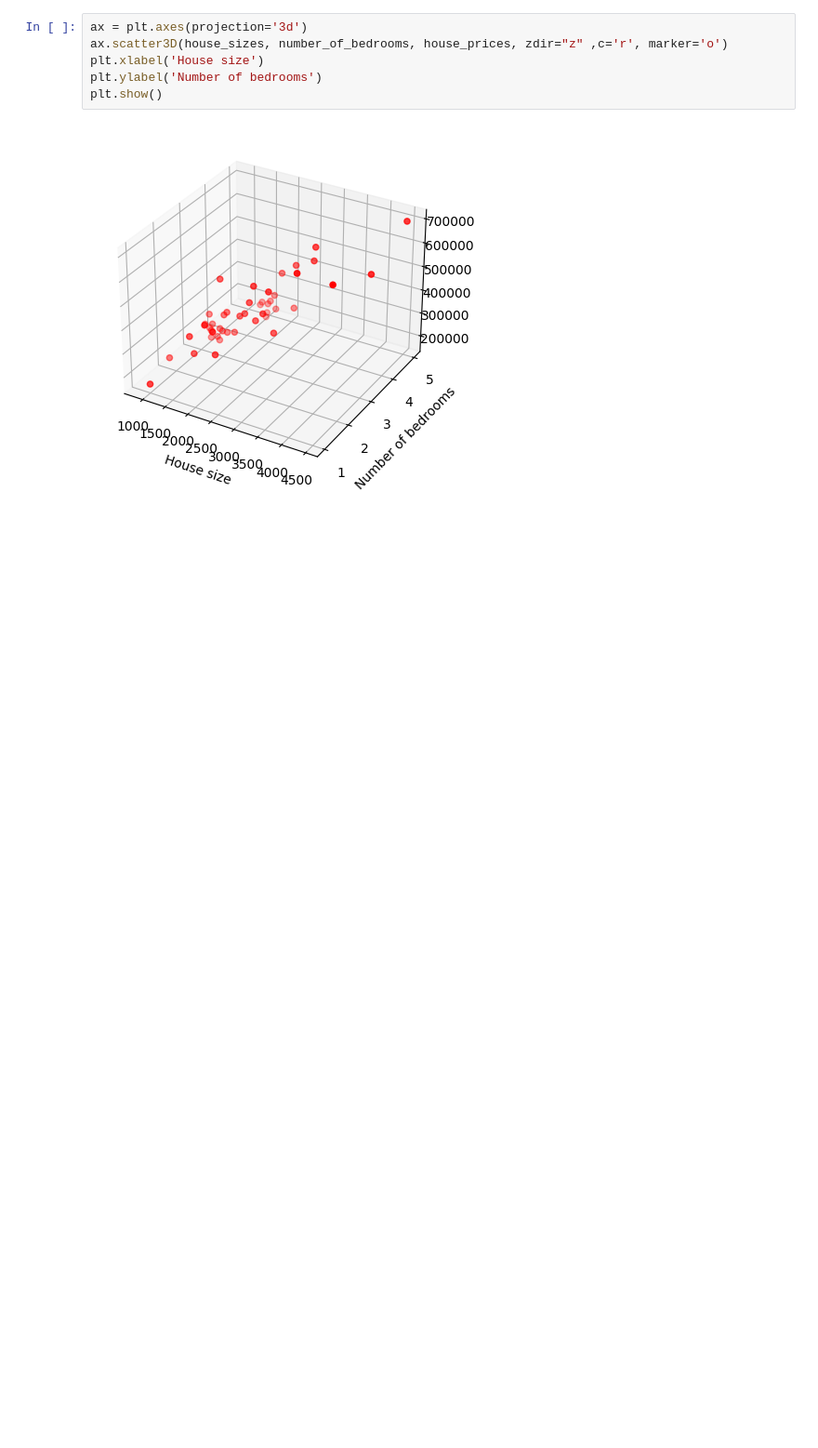
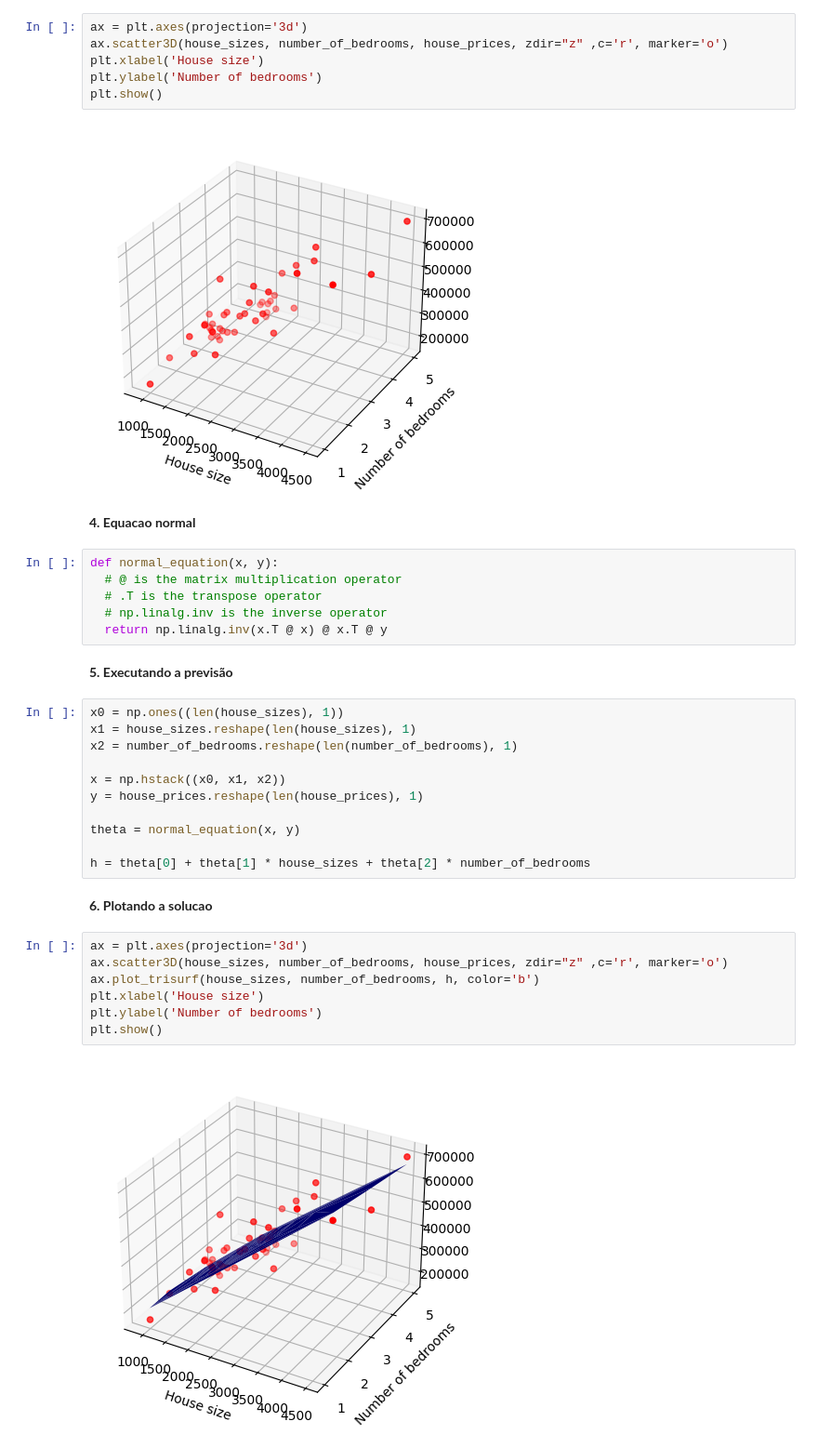
Before and after one commit to vmleroy/ic-cefet, a Jupyter notebook: 2-Regressao-Linear/exercicio3.ipynb, the cells around one changed output. Shown: that part at 93% size. Saved outputs shown, nothing was run; the diff lists cells and outputs as text; blank space fills up the shorter version.

```diff
--- a/2-Regressao-Linear/exercicio3.ipynb
+++ b/2-Regressao-Linear/exercicio3.ipynb
@@ -43,3 +43,35 @@ plt.ylabel('Number of bedrooms')
 plt.show()
 # %% [output]
 [figure]
+# %% [markdown]
+**4. Equacao normal**
+# %%
+def normal_equation(x, y):
+  # @ is the matrix multiplication operator
+  # .T is the transpose operator
+  # np.linalg.inv is the inverse operator
+  return np.linalg.inv(x.T @ x) @ x.T @ y
+# %% [markdown]
+**5. Executando a previsão**
+# %%
+x0 = np.ones((len(house_sizes), 1))
+x1 = house_sizes.reshape(len(house_sizes), 1)
+x2 = number_of_bedrooms.reshape(len(number_of_bedrooms), 1)
+
+x = np.hstack((x0, x1, x2))
+y = house_prices.reshape(len(house_prices), 1)
+
+theta = normal_equation(x, y)
+
+h = theta[0] + theta[1] * house_sizes + theta[2] * number_of_bedrooms
+# %% [markdown]
+**6. Plotando a solucao**
+# %%
+ax = plt.axes(projection='3d')
+ax.scatter3D(house_sizes, number_of_bedrooms, house_prices, zdir="z" ,c='r', marker='o')
+ax.plot_trisurf(house_sizes, number_of_bedrooms, h, color='b')
+plt.xlabel('House size')
+plt.ylabel('Number of bedrooms')
+plt.show()
+# %% [output]
+[figure, added]
```
Also changed, not shown: parts of 1 cell of this notebook.
